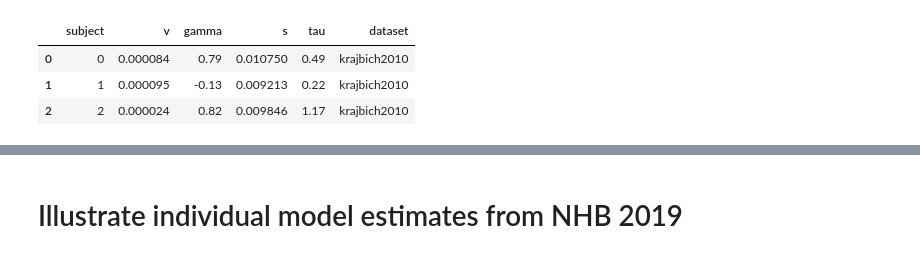
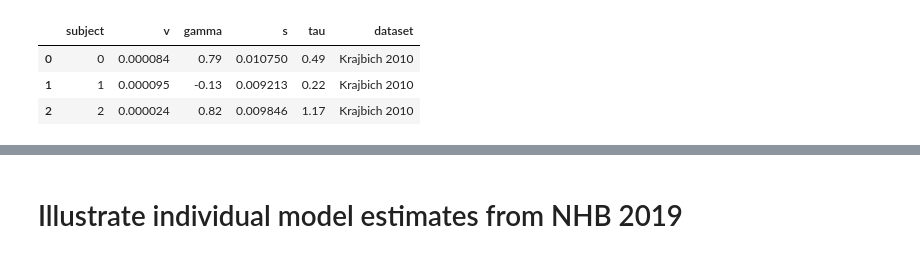
Before and after one commit to glamlab/glambox, a Jupyter notebook: SI_derivation_of_hyperpriors.ipynb, the cells around one changed output, grey strips where cells are left out. Drawn from its saved outputs; the diff is of its cells as text; code cells hidden in the pictures.

```diff
--- a/SI_derivation_of_hyperpriors.ipynb
+++ b/SI_derivation_of_hyperpriors.ipynb
@@ -17,25 +20,25 @@ import glambox as gb
 # %%
 ## Load individual estimates from NHB paper datasets
 path = '/Users/felixmolter/Desktop/gaze-bias-differences/results/estimates/in_sample/GLAM/'
 files = listdir(path)
 
 parameters = ['v', 'gamma', 's', 'tau']
 estimates = []
 
 for file in files:
     subject = int(file.split('_')[1])
     estimates_i = pd.read_csv(path + file, index_col=0)
     df = pd.DataFrame(dict(subject=subject), index=[subject])
     for parameter in parameters:
         df[parameter] = estimates_i.loc[parameter + '__0_0', 'MAP']
     estimates.append(df)
 
 estimates = pd.concat(estimates).sort_values('subject').reset_index(drop=True)
-estimates['dataset'] = 39 * ['krajbich2010'] + 30 * ['krajbich2011'] + 24 * ['folke2016'] + 25 * ['tavares2017']
+estimates['dataset'] = 39 * ['Krajbich 2010'] + 30 * ['Krajbich 2011'] + 24 * ['Folke 2016'] + 25 * ['Tavares 2017']
 
 estimates.head(3)
 # %% [output]
 |  | subject | v | gamma | s | tau | dataset |
-| 0 | 0 | 0.000084 | 0.79 | 0.010750 | 0.49 | krajbich2010 |
-| 1 | 1 | 0.000095 | -0.13 | 0.009213 | 0.22 | krajbich2010 |
-| 2 | 2 | 0.000024 | 0.82 | 0.009846 | 1.17 | krajbich2010 |
+| 0 | 0 | 0.000084 | 0.79 | 0.010750 | 0.49 | Krajbich 2010 |
+| 1 | 1 | 0.000095 | -0.13 | 0.009213 | 0.22 | Krajbich 2010 |
+| 2 | 2 | 0.000024 | 0.82 | 0.009846 | 1.17 | Krajbich 2010 |
```
Also changed, not shown: parts of 9 cells of this notebook, 2 other files.
